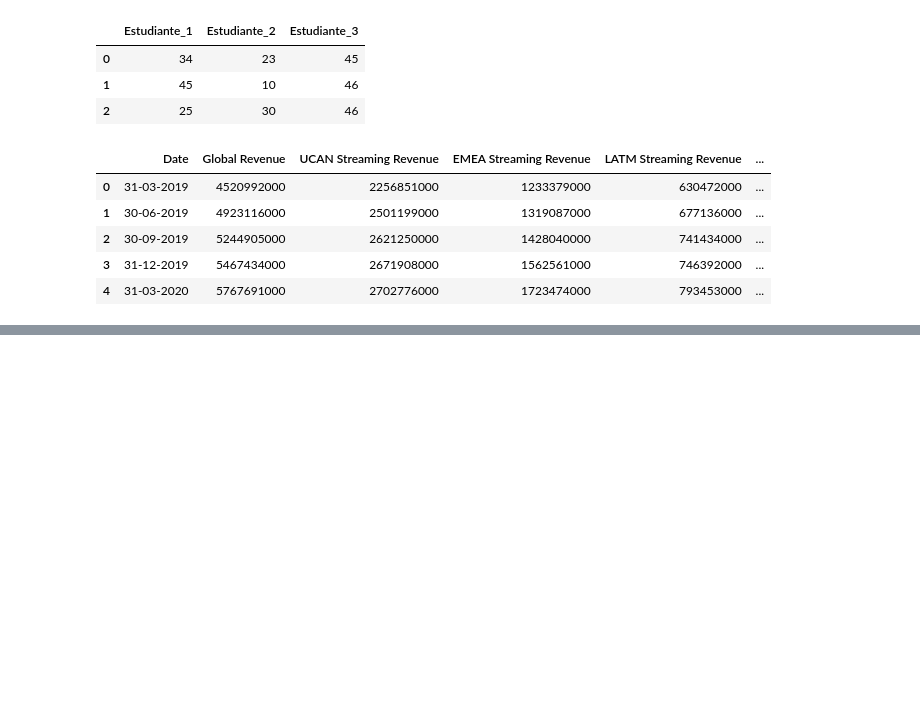
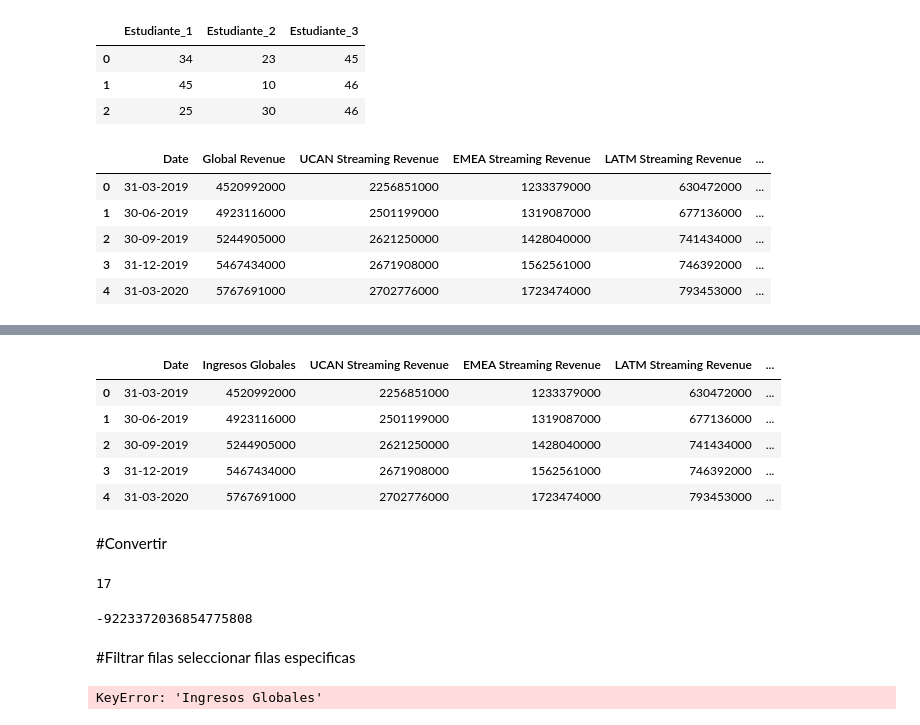
Before and after one commit to galindovil/Dataframe, a Jupyter notebook: Untitled1.ipynb, the cells around one changed output, grey strips where cells are left out. Drawn from its saved outputs; the diff is of its cells as text; code cells hidden in the pictures; blank space fills up the shorter version.

```diff
--- a/Untitled1.ipynb
+++ b/Untitled1.ipynb
@@ -176,0 +219,29 @@ miNetflix.head()
+# %%
+miNetflix.rename(columns={"Global Revenue":"Ingresos Globales"},inplace=True)
+# %%
+miNetflix.head()
+# %% [output]
+|  | Date | Ingresos Globales | UCAN Streaming Revenue | EMEA Streaming Revenue | LATM Streaming Revenue | ... |
+| 0 | 31-03-2019 | 4520992000 | 2256851000 | 1233379000 | 630472000 | ... |
+| 1 | 30-06-2019 | 4923116000 | 2501199000 | 1319087000 | 677136000 | ... |
+| 2 | 30-09-2019 | 5244905000 | 2621250000 | 1428040000 | 741434000 | ... |
+| 3 | 31-12-2019 | 5467434000 | 2671908000 | 1562561000 | 746392000 | ... |
+| 4 | 31-03-2020 | 5767691000 | 2702776000 | 1723474000 | 793453000 | ... |
+# %% [markdown]
+#Convertir
+# %%
+miIngresos=miNetflix["Ingresos Globales"]
+miIngresos.count()
+# %% [output]
+17
+# %%
+miIngresos.product()
+# %% [output]
+-9223372036854775808
+# %% [markdown]
+#Filtrar filas
+seleccionar filas especificas
+# %%
+miNetflixFiltrado =
+# %% [output]
+KeyError: 'Ingresos Globales'
```
Also changed, not shown: parts of 4 cells of this notebook.
